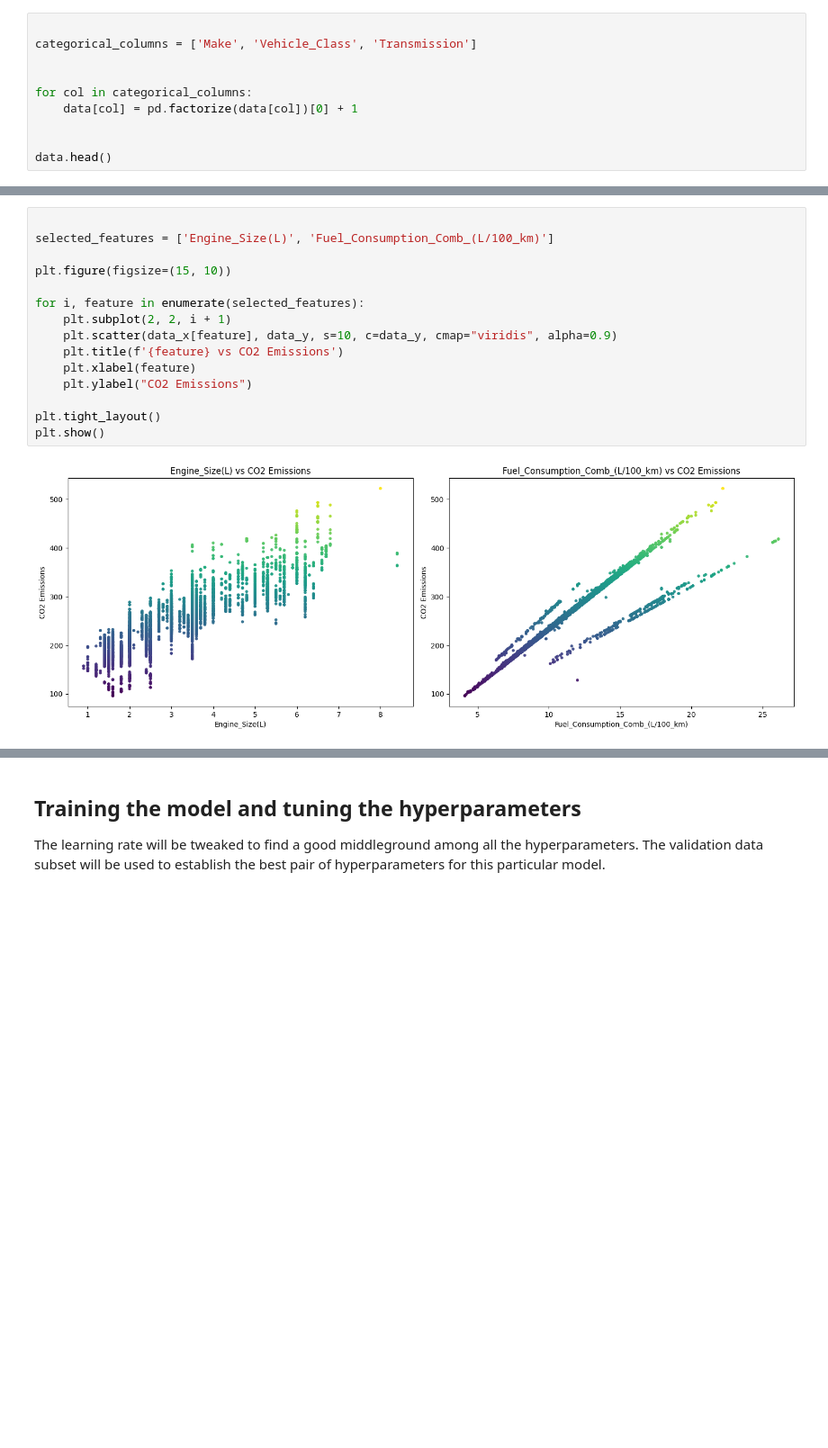
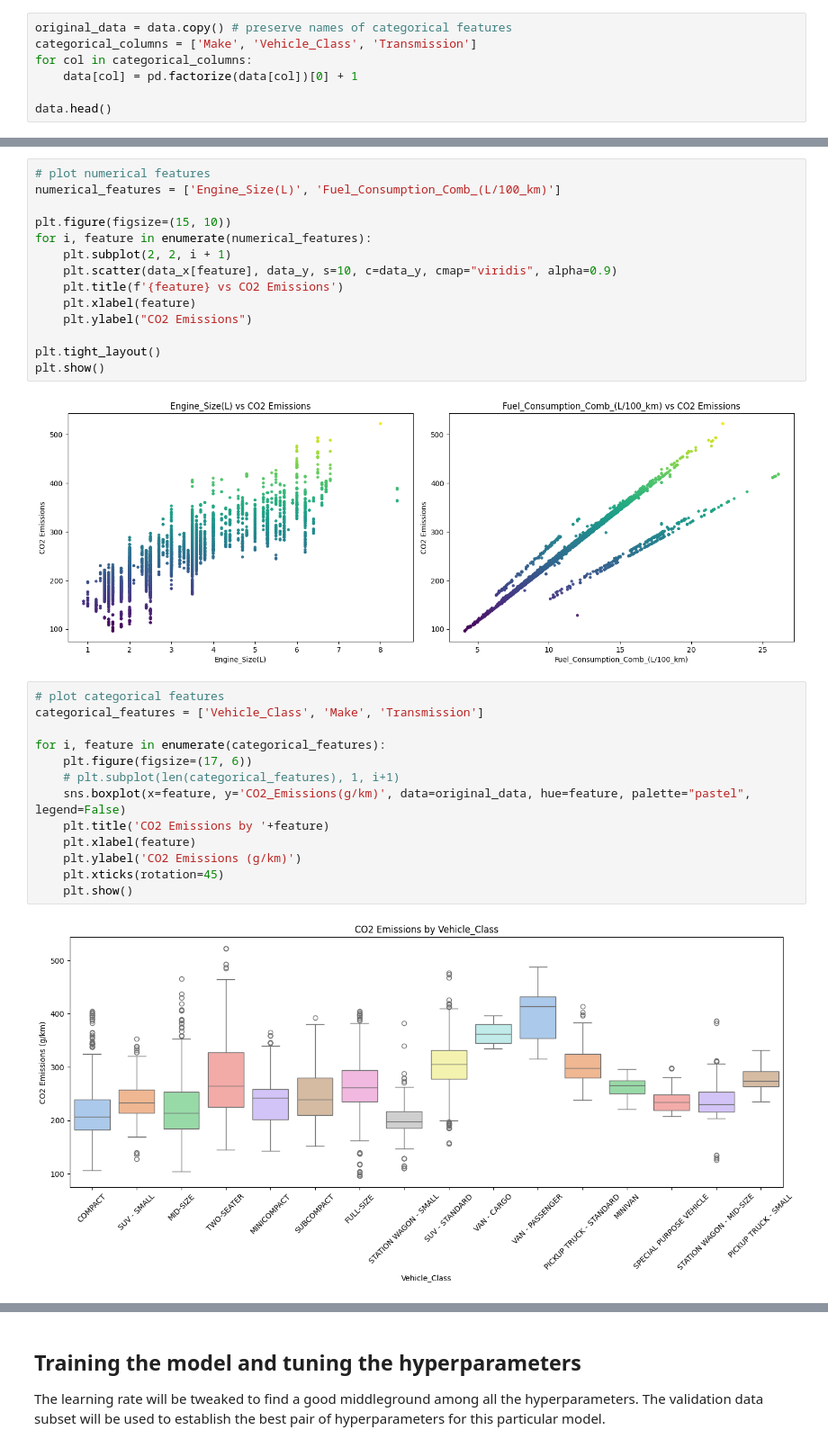
Before and after one commit to timid-angel/co2-emissions-prediction-model, a Jupyter notebook: Linear_Regression02.ipynb, the cells around one changed output, grey strips where cells are left out. Shown at 90% size. Cells and saved outputs as stored; diff of their text form; blank space fills up the shorter version.

Commit message:
Add graphs for categorical features

```diff
--- a/Linear_Regression02.ipynb
+++ b/Linear_Regression02.ipynb
@@ -150,14 +150,11 @@ dtype: int64
 # %% [markdown]
 - Using one hot encoding for the categorical columns
 # %%
-
+original_data = data.copy() # preserve names of categorical features
 categorical_columns = ['Make', 'Vehicle_Class', 'Transmission']
-
-
 for col in categorical_columns:
     data[col] = pd.factorize(data[col])[0] + 1
 
-
 data.head()
 # %% [output]
 |  | Make | Vehicle_Class | Engine_Size(L) | Fuel_Consumption_Comb_(L/100_km) | Transmission | CO2_Emissions(g/km) |
@@ -188,12 +184,11 @@ The following are the conditions that determine whether linear regression is an
 
 - ***No Autocorrelation of Errors***: states that the residuals should not show patterns over time or across observations, ensuring they are independent of one another. This can be tested using the Durbin-Watson test.
 # %%
-
-selected_features = ['Engine_Size(L)', 'Fuel_Consumption_Comb_(L/100_km)']
+# plot numerical features
+numerical_features = ['Engine_Size(L)', 'Fuel_Consumption_Comb_(L/100_km)']
 
 plt.figure(figsize=(15, 10))
-
-for i, feature in enumerate(selected_features):
+for i, feature in enumerate(numerical_features):
     plt.subplot(2, 2, i + 1)
     plt.scatter(data_x[feature], data_y, s=10, c=data_y, cmap="viridis", alpha=0.9)
     plt.title(f'{feature} vs CO2 Emissions')
@@ -204,3 +199,18 @@ plt.tight_layout()
 plt.show()
 # %% [output]
 [figure]
+# %%
+# plot categorical features
+categorical_features = ['Vehicle_Class', 'Make', 'Transmission']
+
+for i, feature in enumerate(categorical_features):
+    plt.figure(figsize=(17, 6))
+    # plt.subplot(len(categorical_features), 1, i+1)
+    sns.boxplot(x=feature, y='CO2_Emissions(g/km)', data=original_data, hue=feature, palette="pastel", legend=False)
+    plt.title('CO2 Emissions by '+feature)
+    plt.xlabel(feature)
+    plt.ylabel('CO2 Emissions (g/km)')
+    plt.xticks(rotation=45)
+    plt.show()
+# %% [output]
+[figure, added]
```
Also changed, not shown: parts of 12 cells of this notebook.
